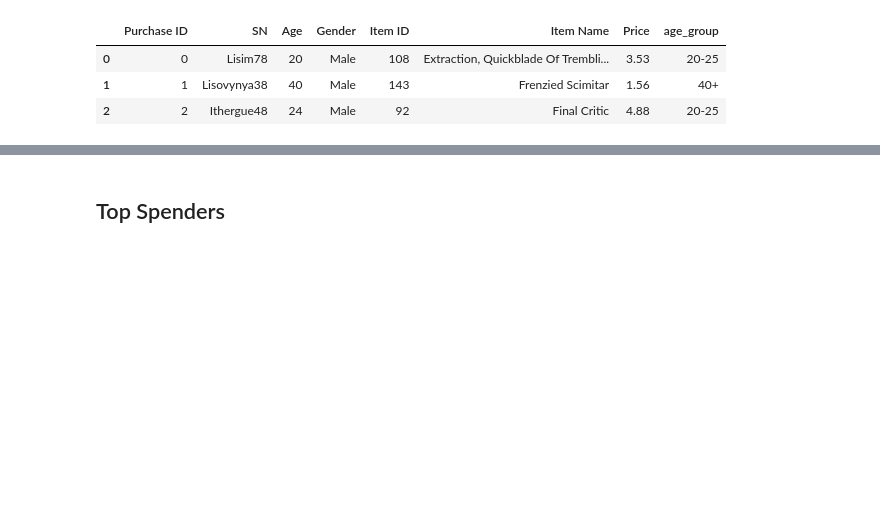
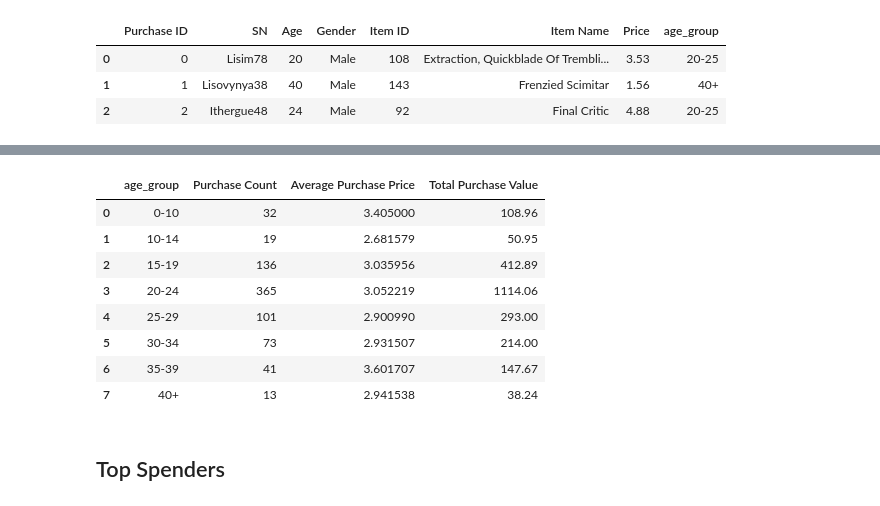
Before and after one commit to shahzina/HeroesOfPymoli, a Jupyter notebook: HeroesOfPymoli.ipynb, the cells around one changed output, grey strips where cells are left out. Cells and saved outputs as stored; diff of their text form; code cells hidden in the pictures; blank space fills up the shorter version.

```diff
--- a/HeroesOfPymoli.ipynb
+++ b/HeroesOfPymoli.ipynb
@@ -412,0 +402,5 @@ Name: age_group, dtype: int64
+# %%
+total_purchase = df.groupby("age_group").sum()[['Price']]
+total_purchase = total_purchase.rename(columns = {"Price": "Total Purchase Value"})
+total_purchase = total_purchase.reset_index()
+total_purchase
@@ -447,0 +425,5 @@ analysis_df.head()
+# %%
+pcount = df.groupby("age_group").count()[['Purchase ID']]
+pcount = pcount.rename(columns = {"Purchase ID": "Purchase Count"})
+pcount = pcount.reset_index()
+pcount
@@ -447,0 +440,5 @@ analysis_df.head()
+# %%
+app = df.groupby("age_group").mean()[['Price']]
+app = app.rename(columns  = {"Price":"Average Purchase Price"})
+app = app.reset_index()
+app
@@ -447,0 +455,3 @@ analysis_df.head()
+# %%
+output = pd.merge(pcount, app, how = 'outer', on = "age_group")
+output
@@ -448,3 +468,16 @@ analysis_df.head()
+# %%
+output_TP = pd.merge(output, total_purchase, how = 'outer', on = 'age_group')
+output_TP
+# %% [output]
+|  | age_group | Purchase Count | Average Purchase Price | Total Purchase Value |
+| 0 | 0-10 | 32 | 3.405000 | 108.96 |
+| 1 | 10-14 | 19 | 2.681579 | 50.95 |
+| 2 | 15-19 | 136 | 3.035956 | 412.89 |
+| 3 | 20-24 | 365 | 3.052219 | 1114.06 |
+| 4 | 25-29 | 101 | 2.900990 | 293.00 |
+| 5 | 30-34 | 73 | 2.931507 | 214.00 |
+| 6 | 35-39 | 41 | 3.601707 | 147.67 |
+| 7 | 40+ | 13 | 2.941538 | 38.24 |
 # %% [markdown]
 ## Top Spenders
 # %% [markdown]
```
Also changed, not shown: parts of 35 cells of this notebook.
